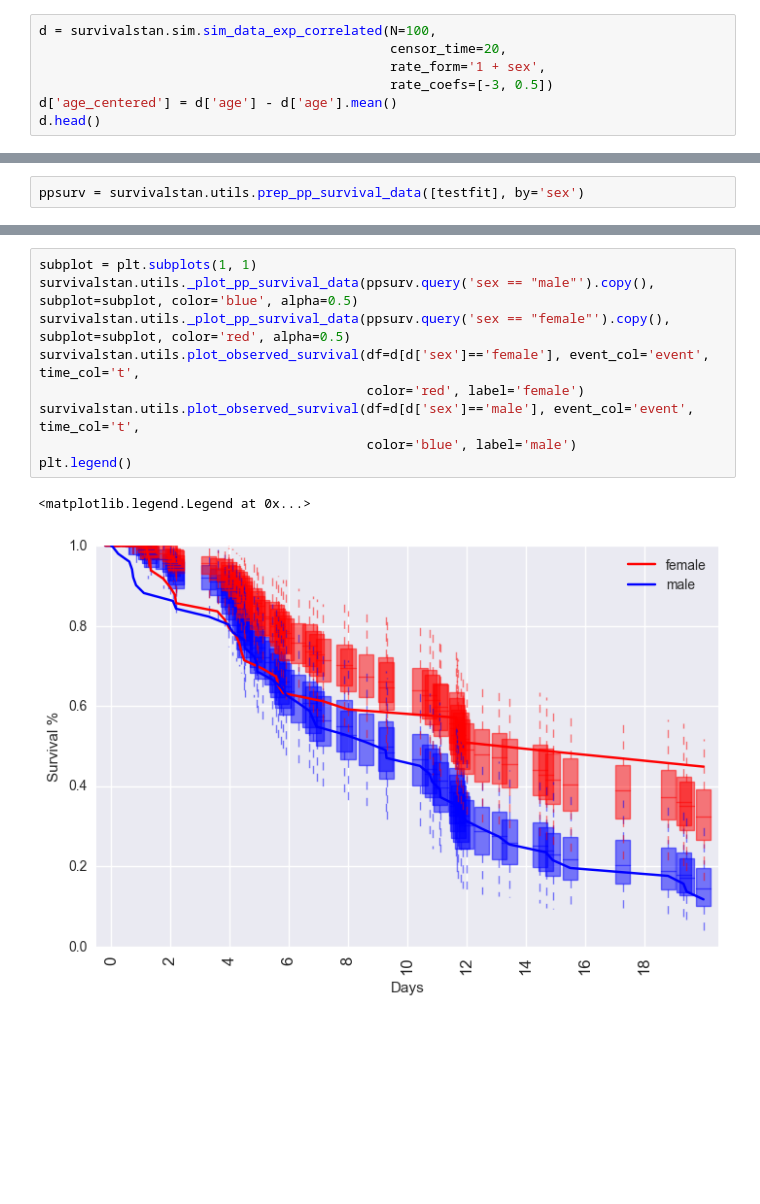
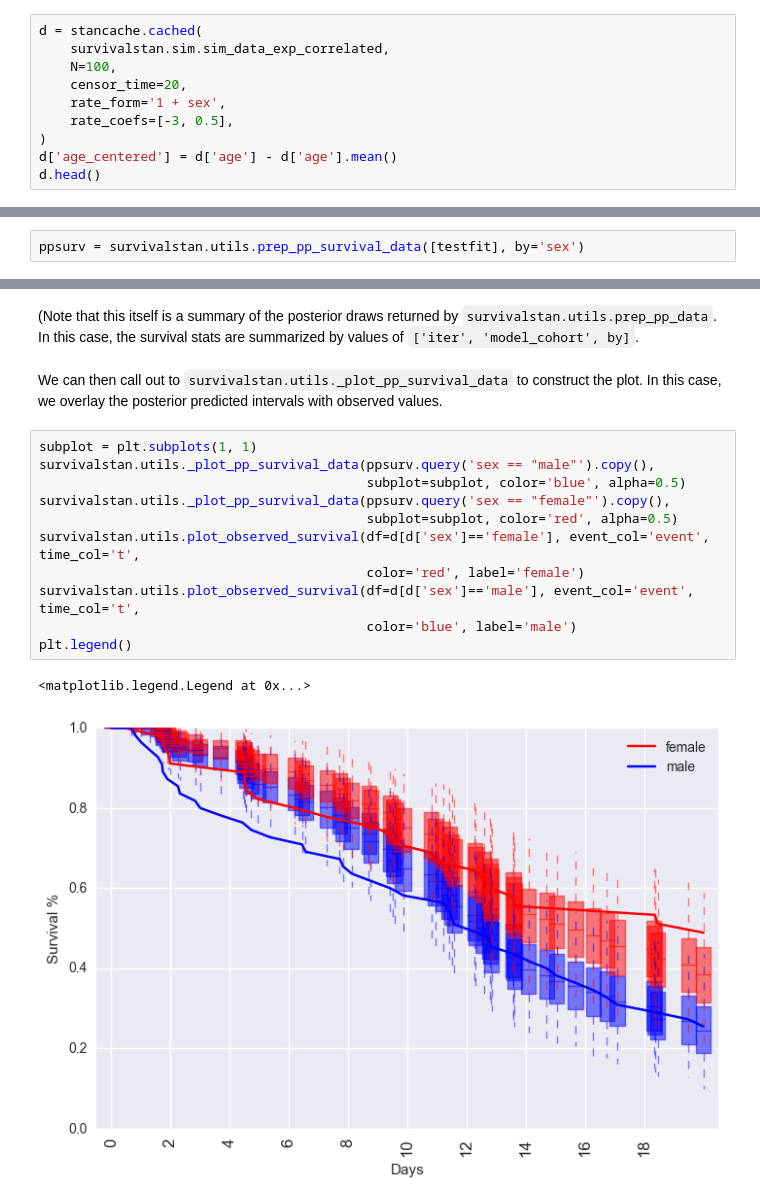
Before and after one commit to hammerlab/survivalstan, a Jupyter notebook: example-notebooks/Test pem_survival_model with simulated data.ipynb, the cells around one changed output, grey strips where cells are left out. Saved outputs shown, nothing was run; the diff lists cells and outputs as text; blank space fills up the shorter version.

Commit message:
use cached data for consistency; add some descriptive language

```diff
--- a/example-notebooks/Test pem_survival_model with simulated data.ipynb
+++ b/example-notebooks/Test pem_survival_model with simulated data.ipynb
@@ -32,10 +32,13 @@ print(survivalstan.models.pem_survival_model)
   } // end per-sample loop
 }
 # %%
-d = survivalstan.sim.sim_data_exp_correlated(N=100,
-                                             censor_time=20,
-                                             rate_form='1 + sex',
-                                             rate_coefs=[-3, 0.5])
+d = stancache.cached(
+    survivalstan.sim.sim_data_exp_correlated,
+    N=100,
+    censor_time=20,
+    rate_form='1 + sex',
+    rate_coefs=[-3, 0.5],
+)
 d['age_centered'] = d['age'] - d['age'].mean()
 d.head()
 # %% [output]
@@ -142,12 +183,18 @@ ppsurv.head()
+# %% [markdown]
+(Note that this itself is a summary of the posterior draws returned by `survivalstan.utils.prep_pp_data`. In this case, the survival stats are summarized by values of `['iter', 'model_cohort', by]`.
+# %% [markdown]
+We can then call out to `survivalstan.utils._plot_pp_survival_data` to construct the plot. In this case, we overlay the posterior predicted intervals with observed values.
 # %%
 subplot = plt.subplots(1, 1)
-survivalstan.utils._plot_pp_survival_data(ppsurv.query('sex == "male"').copy(), subplot=subplot, color='blue', alpha=0.5)
-survivalstan.utils._plot_pp_survival_data(ppsurv.query('sex == "female"').copy(), subplot=subplot, color='red', alpha=0.5)
+survivalstan.utils._plot_pp_survival_data(ppsurv.query('sex == "male"').copy(),
+                                          subplot=subplot, color='blue', alpha=0.5)
+survivalstan.utils._plot_pp_survival_data(ppsurv.query('sex == "female"').copy(),
+                                          subplot=subplot, color='red', alpha=0.5)
 survivalstan.utils.plot_observed_survival(df=d[d['sex']=='female'], event_col='event', time_col='t',
                                           color='red', label='female')
 survivalstan.utils.plot_observed_survival(df=d[d['sex']=='male'], event_col='event', time_col='t',
                                           color='blue', label='male')
 plt.legend()
 # %% [output]
 <matplotlib.legend.Legend at 0x...>
-[figure, old version]
+[figure, new version]
```
Also changed, not shown: parts of 21 cells of this notebook.
